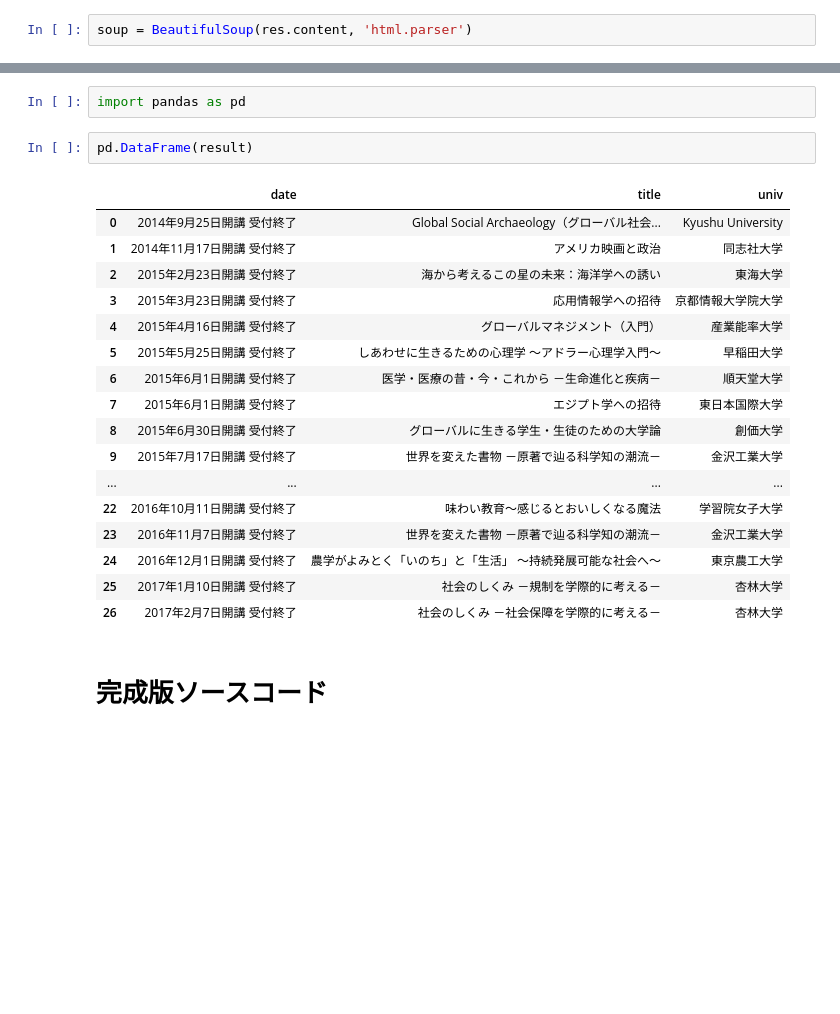
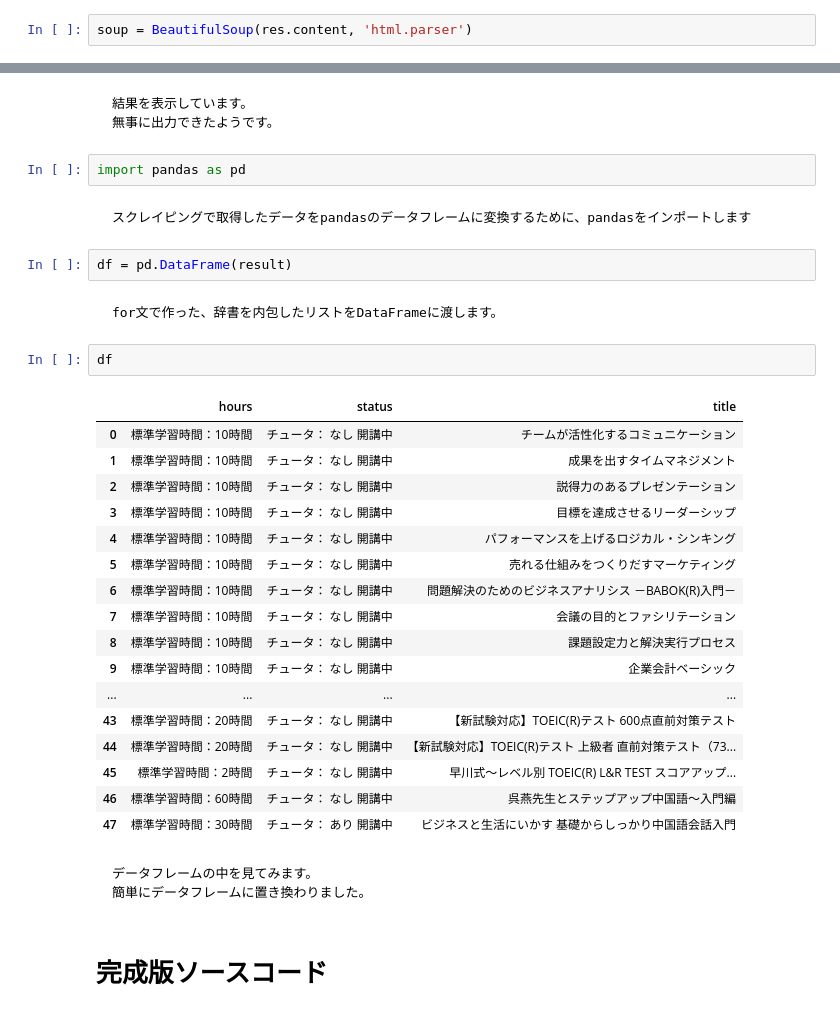
Before and after one commit to terapyon/leaning-pandas, a Jupyter notebook: スクレイピング.ipynb, the cells around one changed output, grey strips where cells are left out. Saved outputs shown, nothing was run; the diff lists cells and outputs as text; blank space fills up the shorter version.

````diff
--- a/スクレイピング.ipynb
+++ b/スクレイピング.ipynb
@@ -89,25 +165,45 @@ result
+# %% [markdown]
+```
+結果を表示しています。
+無事に出力できたようです。
+```
 # %%
 import pandas as pd
+# %% [markdown]
+```
+スクレイピングで取得したデータをpandasのデータフレームに変換するために、pandasをインポートします
+```
 # %%
-pd.DataFrame(result)
+df = pd.DataFrame(result)
-# %% [output]
-|  | date | title | univ |
-| 0 | 2014年9月25日開講 受付終了 | Global Social Archaeology（グローバル社会... | Kyushu University |
-| 1 | 2014年11月17日開講 受付終了 | アメリカ映画と政治 | 同志社大学 |
-| 2 | 2015年2月23日開講 受付終了 | 海から考えるこの星の未来：海洋学への誘い | 東海大学 |
-| 3 | 2015年3月23日開講 受付終了 | 応用情報学への招待 | 京都情報大学院大学 |
-| 4 | 2015年4月16日開講 受付終了 | グローバルマネジメント（入門） | 産業能率大学 |
-| 5 | 2015年5月25日開講 受付終了 | しあわせに生きるための心理学 ～アドラー心理学入門～ | 早稲田大学 |
-| 6 | 2015年6月1日開講 受付終了 | 医学・医療の昔・今・これから －生命進化と疾病－ | 順天堂大学 |
-| 7 | 2015年6月1日開講 受付終了 | エジプト学への招待 | 東日本国際大学 |
-| 8 | 2015年6月30日開講 受付終了 | グローバルに生きる学生・生徒のための大学論 | 創価大学 |
-| 9 | 2015年7月17日開講 受付終了 | 世界を変えた書物 －原著で辿る科学知の潮流－ | 金沢工業大学 |
-| ... | ... | ... | ... |
-| 22 | 2016年10月11日開講 受付終了 | 味わい教育～感じるとおいしくなる魔法 | 学習院女子大学 |
-| 23 | 2016年11月7日開講 受付終了 | 世界を変えた書物 －原著で辿る科学知の潮流－ | 金沢工業大学 |
-| 24 | 2016年12月1日開講 受付終了 | 農学がよみとく「いのち」と「生活」 ～持続発展可能な社会へ～ | 東京農工大学 |
-| 25 | 2017年1月10日開講 受付終了 | 社会のしくみ －規制を学際的に考える－ | 杏林大学 |
-| 26 | 2017年2月7日開講 受付終了 | 社会のしくみ －社会保障を学際的に考える－ | 杏林大学 |
+# %% [markdown]
+```
+for文で作った、辞書を内包したリストをDataFrameに渡します。
+```
+# %%
+df
+# %% [output]
+|  | hours | status | title |
+| 0 | 標準学習時間：10時間 | チュータ： なし 開講中 | チームが活性化するコミュニケーション |
+| 1 | 標準学習時間：10時間 | チュータ： なし 開講中 | 成果を出すタイムマネジメント |
+| 2 | 標準学習時間：10時間 | チュータ： なし 開講中 | 説得力のあるプレゼンテーション |
+| 3 | 標準学習時間：10時間 | チュータ： なし 開講中 | 目標を達成させるリーダーシップ |
+| 4 | 標準学習時間：10時間 | チュータ： なし 開講中 | パフォーマンスを上げるロジカル・シンキング |
+| 5 | 標準学習時間：10時間 | チュータ： なし 開講中 | 売れる仕組みをつくりだすマーケティング |
+| 6 | 標準学習時間：10時間 | チュータ： なし 開講中 | 問題解決のためのビジネスアナリシス －BABOK(R)入門－ |
+| 7 | 標準学習時間：10時間 | チュータ： なし 開講中 | 会議の目的とファシリテーション |
+| 8 | 標準学習時間：10時間 | チュータ： なし 開講中 | 課題設定力と解決実行プロセス |
+| 9 | 標準学習時間：10時間 | チュータ： なし 開講中 | 企業会計ベーシック |
+| ... | ... | ... | ... |
+| 43 | 標準学習時間：20時間 | チュータ： なし 開講中 | 【新試験対応】TOEIC(R)テスト 600点直前対策テスト |
+| 44 | 標準学習時間：20時間 | チュータ： なし 開講中 | 【新試験対応】TOEIC(R)テスト 上級者 直前対策テスト（73... |
+| 45 | 標準学習時間：2時間 | チュータ： なし 開講中 | 早川式～レベル別 TOEIC(R) L&R TEST スコアアップ... |
+| 46 | 標準学習時間：60時間 | チュータ： なし 開講中 | 呉燕先生とステップアップ中国語～入門編 |
+| 47 | 標準学習時間：30時間 | チュータ： あり 開講中 | ビジネスと生活にいかす 基礎からしっかり中国語会話入門 |
+# %% [markdown]
+```
+データフレームの中を見てみます。
+簡単にデータフレームに置き換わりました。
+```
 # %% [markdown]
 # 完成版ソースコード
 # %%
````
Also changed, not shown: parts of 32 cells of this notebook.
